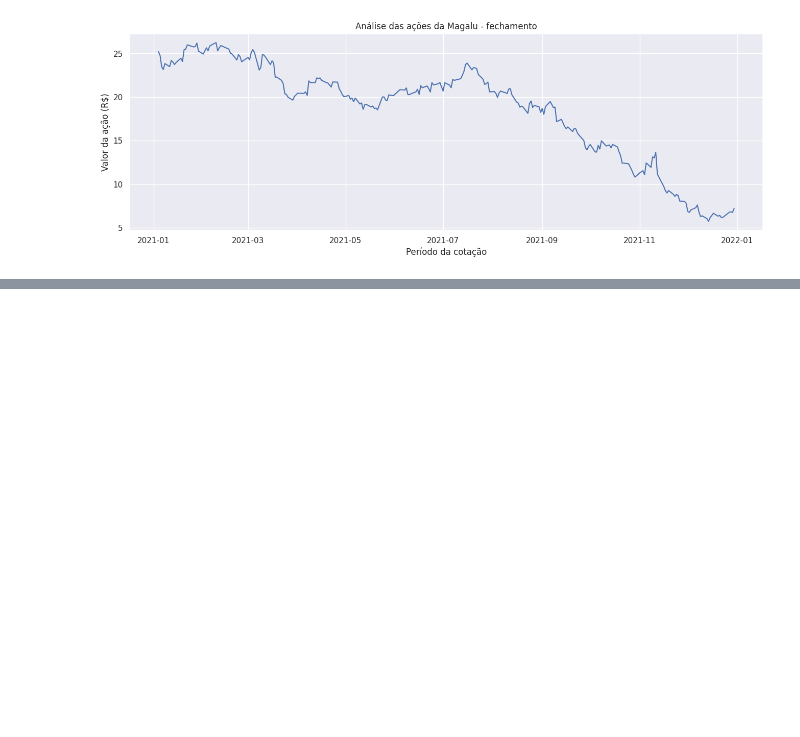
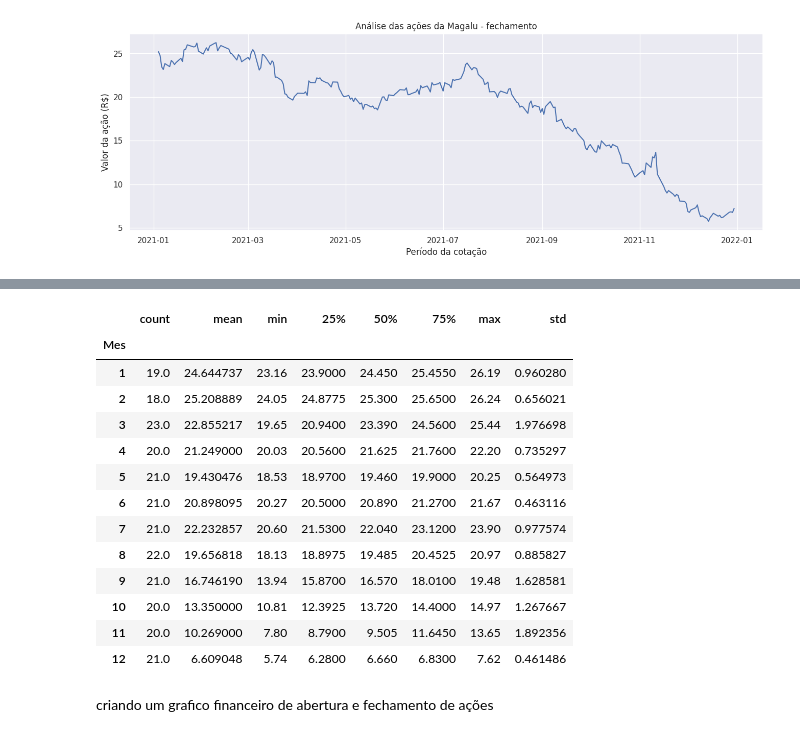
Before and after one commit to Vinicius-DataAnalyst/portfolio, a Jupyter notebook: PROJ03_FinancialMarket.ipynb, the cells around one changed output, grey strips where cells are left out. Drawn from its saved outputs; the diff is of its cells as text; code cells hidden in the pictures; blank space fills up the shorter version.

```diff
--- a/PROJ03_FinancialMarket.ipynb
+++ b/PROJ03_FinancialMarket.ipynb
@@ -146,0 +189,21 @@ Text(0, 0.5, 'Valor da ação (R$)')
+# %%
+# utilizando o describe para bater valores absolutos observados no grafico
+
+df.groupby(['Mes']).describe()['Fechamento']
+# %% [output]
+|  | count | mean | min | 25% | 50% | 75% | max | std |
+| Mes |  |  |  |  |  |  |  |  |
+| 1 | 19.0 | 24.644737 | 23.16 | 23.9000 | 24.450 | 25.4550 | 26.19 | 0.960280 |
+| 2 | 18.0 | 25.208889 | 24.05 | 24.8775 | 25.300 | 25.6500 | 26.24 | 0.656021 |
+| 3 | 23.0 | 22.855217 | 19.65 | 20.9400 | 23.390 | 24.5600 | 25.44 | 1.976698 |
+| 4 | 20.0 | 21.249000 | 20.03 | 20.5600 | 21.625 | 21.7600 | 22.20 | 0.735297 |
+| 5 | 21.0 | 19.430476 | 18.53 | 18.9700 | 19.460 | 19.9000 | 20.25 | 0.564973 |
+| 6 | 21.0 | 20.898095 | 20.27 | 20.5000 | 20.890 | 21.2700 | 21.67 | 0.463116 |
+| 7 | 21.0 | 22.232857 | 20.60 | 21.5300 | 22.040 | 23.1200 | 23.90 | 0.977574 |
+| 8 | 22.0 | 19.656818 | 18.13 | 18.8975 | 19.485 | 20.4525 | 20.97 | 0.885827 |
+| 9 | 21.0 | 16.746190 | 13.94 | 15.8700 | 16.570 | 18.0100 | 19.48 | 1.628581 |
+| 10 | 20.0 | 13.350000 | 10.81 | 12.3925 | 13.720 | 14.4000 | 14.97 | 1.267667 |
+| 11 | 20.0 | 10.269000 | 7.80 | 8.7900 | 9.505 | 11.6450 | 13.65 | 1.892356 |
+| 12 | 21.0 | 6.609048 | 5.74 | 6.2800 | 6.660 | 6.8300 | 7.62 | 0.461486 |
+# %% [markdown]
+criando um grafico financeiro de abertura e fechamento de ações
```
Also changed, not shown: parts of 8 cells of this notebook.
